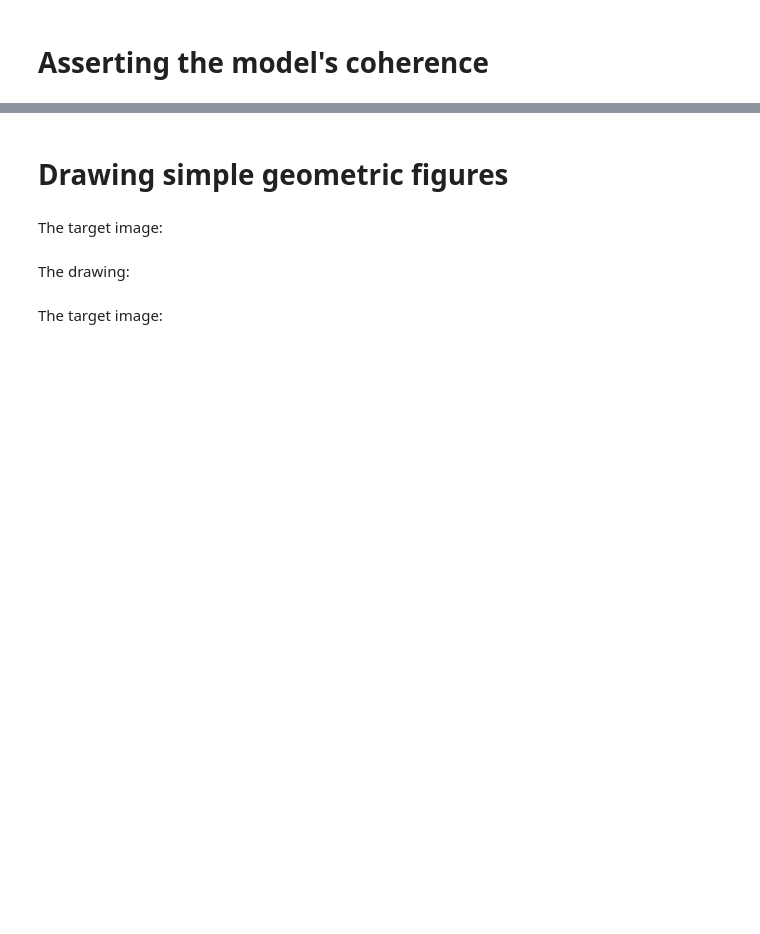
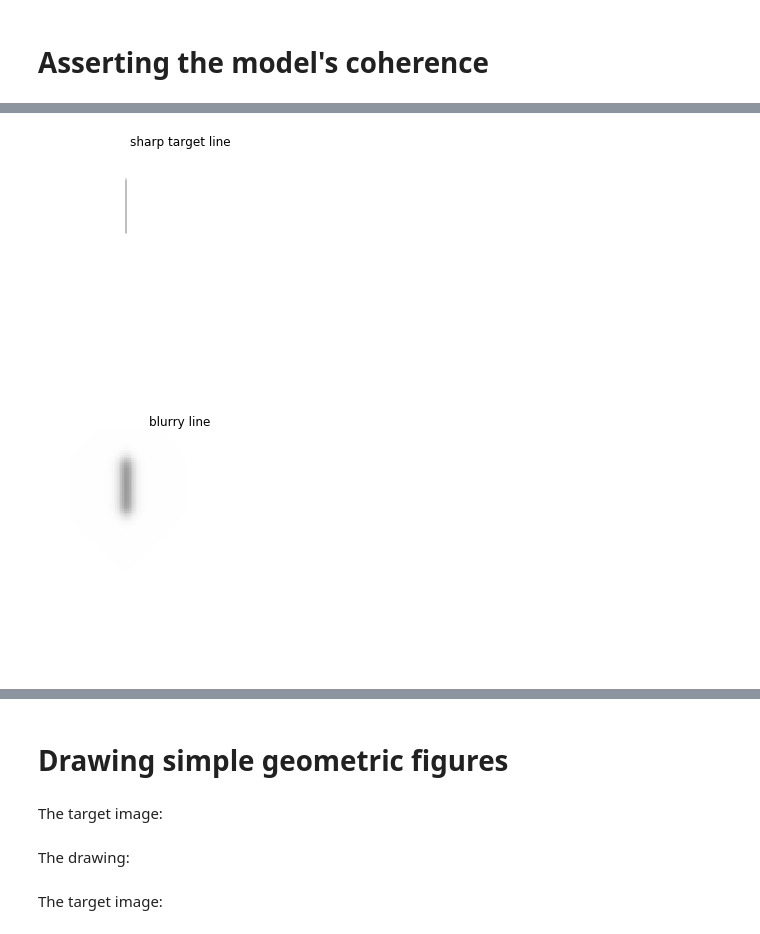
Before and after one commit to jules-samaran/ARIEL, a Jupyter notebook: Demo_notebook.ipynb, the cells around one changed output, grey strips where cells are left out. Saved outputs shown, nothing was run; the diff lists cells and outputs as text; code cells hidden in the pictures; blank space fills up the shorter version.

Commit message:
Added sections to the notebook
# writing the "assessing the model's coherence" section
# writing the section where we draw the image provided by the user

```diff
--- a/Demo_notebook.ipynb
+++ b/Demo_notebook.ipynb
@@ -46,0 +50,25 @@ add one loss history plot to show optimization works and initialization is not e
+# %%
+from model_benchmark import *
+
+target_image = get_1line_image(32, 16, 32, 48, sharp=True)
+blurry_image = get_1line_image(32, 16, 32, 48, sharp=False)
+
+cnn = CNNFeatureExtractor()
+for param in cnn.model.parameters():  # the cnn feature extractor has already been trained, we freeze its parameters
+    param.requires_grad = False
+cnn.add_comparison_loss(target_image)
+
+losses_without_blurryness = []
+losses_with_blurryness = []
+for k in range(30):
+    sharp_drawing = get_1line_image(32 + k, 16, 32 + k, 48, sharp=True)
+    losses_without_blurryness.append(cnn.comparison_loss(cnn.model(sharp_drawing)))
+    blurry_drawing = get_1line_image(32 + k, 16, 32 + k, 48, sharp=False)
+    losses_with_blurryness.append(cnn.comparison_loss(cnn.model(blurry_drawing)))
+
+
+imshow(target_image, title="sharp target line")
+imshow(blurry_image, title="blurry line")
+# %% [output]
+[figure, added]
+[figure, added]
```
Also changed, not shown: parts of 20 cells of this notebook, 3 other files.
